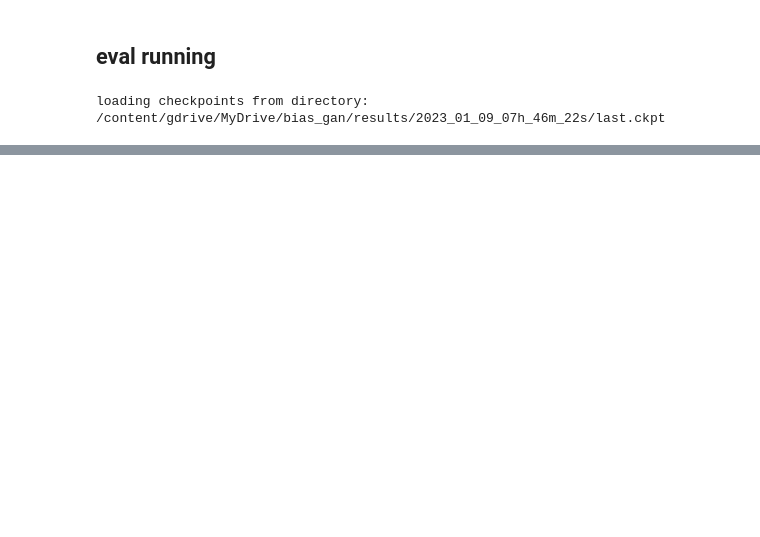
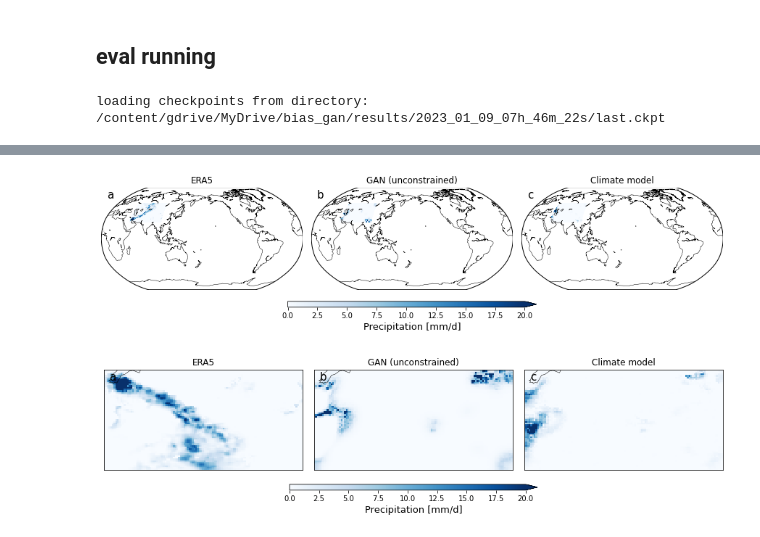
Before and after one commit to aim56009/Bias_GAN, a Jupyter notebook: data/run_notebook.ipynb, the cells around one changed output, grey strips where cells are left out. Cells and saved outputs as stored; diff of their text form; code cells hidden in the pictures; blank space fills up the shorter version.

Commit message:
fix plotting single frames

```diff
--- a/data/run_notebook.ipynb
+++ b/data/run_notebook.ipynb
@@ -569,25 +494,0 @@ plot_basemap(data_, cbar_title, vmin, vmax, alpha, cmap,
-# %%
-vmin=0
-vmax=20
-time_index=-1
-cmap='Blues'
-mask=False
-alpha = 1.0
-cbar = False
-cbar_title = ''
-
-
-climate_model = xr.open_dataset(Config.poem_path)
-'poem_precipitation' in climate_model.variables
-testing_data = abs(climate_model.precipitation).isel(time=time_index)
-
-data = abs(climate_model.precipitation).isel(time=time_index)
-print("data:",data)
-
-
-plot_basemap(testing_data, cbar_title, vmin, vmax, alpha, cmap,
-                             cbar=cbar,
-                             return_cs=True,
-                             projection='robin',
-                             map_resolution='c',
-                             plot_mask=mask)
@@ -664,7 +545,8 @@ class PlotAnalysis():
                               time_index=-1,
                               cmap='Blues',
                               mask=False,
-                              single_plot=False):
+                              single_plot=False,
+                              projection="robin"):
         fig, axs = plt.subplots(1, 3, figsize=(12,7),  constrained_layout=True)
         alpha = 1.0
         name = ['era5','gan', 'climate_model']
@@ -688,7 +570,7 @@ class PlotAnalysis():
                         cbar=cbar,
                         axis=ax,
                         return_cs=True,
-                        projection='robin',
+                        projection=projection,
                         map_resolution='c',
                         plot_mask=mask)
 
@@ -1027,0 +725,6 @@ PlotAnalysis(test_data).single_frames()
+# %%
+time_index=10
+
+PlotAnalysis(test_data).single_frames(time_index=time_index)
+PlotAnalysis(test_data).single_frames(projection="cyl",time_index=time_index)
+# %% [output]
@@ -1027,0 +733,2 @@ PlotAnalysis(test_data).single_frames()
+[figure, added]
+[figure, added]
```
Also changed, not shown: parts of 11 cells of this notebook.
